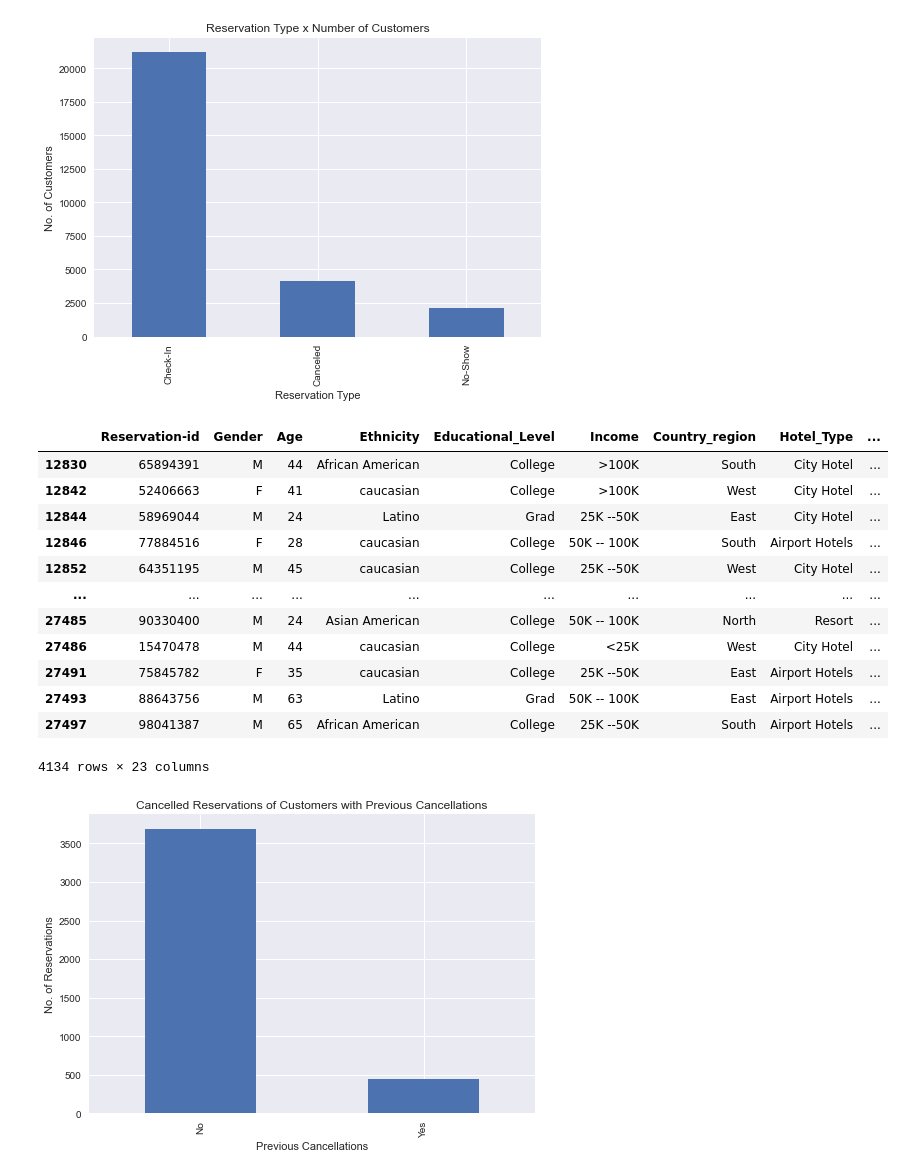
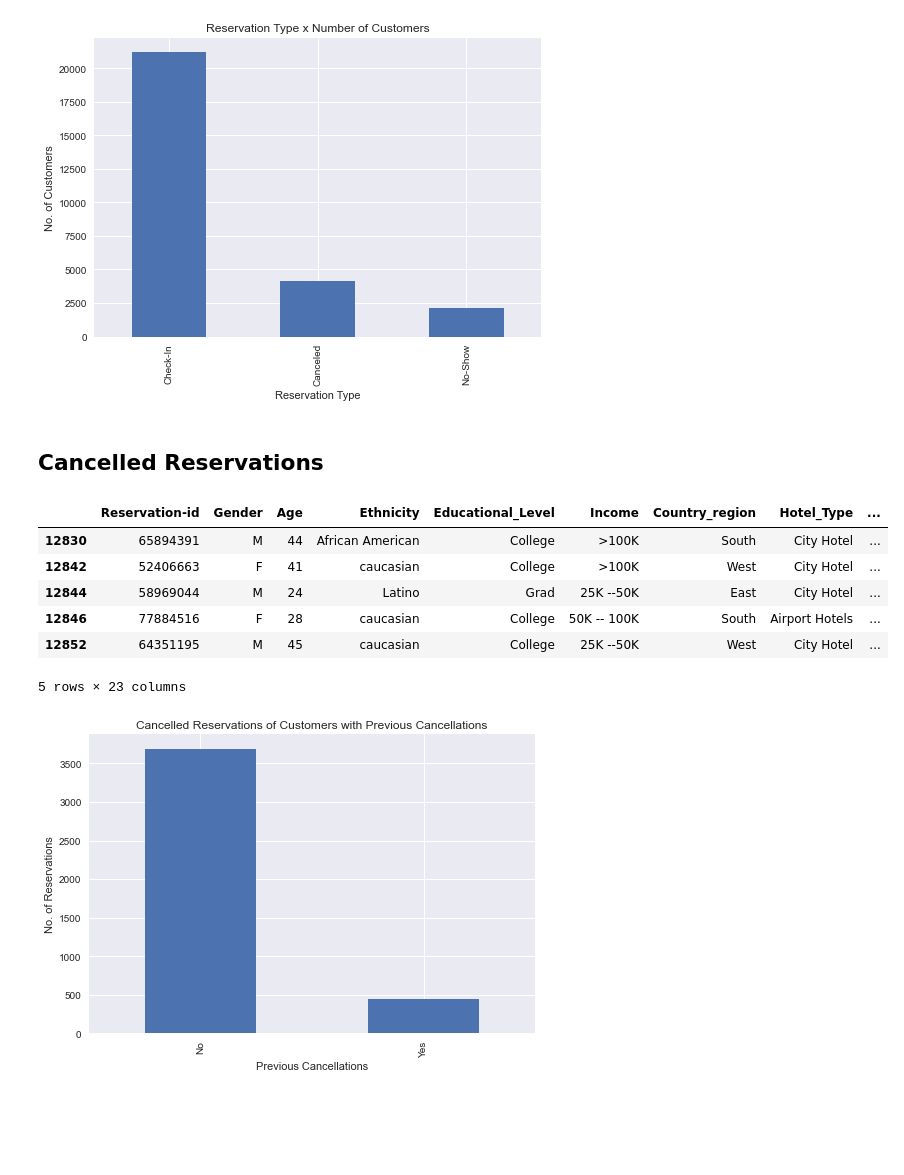
Before and after one commit to Vaseekaran-V/SC-DataStorm-2, a Jupyter notebook: Day_2/Visualization_N.ipynb, the cells around one changed output. Cells and saved outputs as stored; diff of their text form; code cells hidden in the pictures; blank space fills up the shorter version.

```diff
--- a/Day_2/Visualization_N.ipynb
+++ b/Day_2/Visualization_N.ipynb
@@ -20,23 +21,19 @@ fig, ax = plt.subplots()
 ax = train_data.Reservation_Status.value_counts().plot(title="Reservation Type x Number of Customers",kind="bar", ylabel="No. of Customers", xlabel="Reservation Type")
 # %% [output]
 [figure]
+# %% [markdown]
+## Cancelled Reservations
 # %%
 cancelled_cust = train_data[train_data.Reservation_Status=="Canceled"]
-cancelled_cust
+cancelled_cust.head()
 # %% [output]
 |  | Reservation-id | Gender | Age | Ethnicity | Educational_Level | Income | Country_region | Hotel_Type | ... |
 | 12830 | 65894391 | M | 44 | African American | College | >100K | South | City Hotel | ... |
 | 12842 | 52406663 | F | 41 | caucasian | College | >100K | West | City Hotel | ... |
 | 12844 | 58969044 | M | 24 | Latino | Grad | 25K --50K | East | City Hotel | ... |
 | 12846 | 77884516 | F | 28 | caucasian | College | 50K -- 100K | South | Airport Hotels | ... |
 | 12852 | 64351195 | M | 45 | caucasian | College | 25K --50K | West | City Hotel | ... |
-| ... | ... | ... | ... | ... | ... | ... | ... | ... | ... |
-| 27485 | 90330400 | M | 24 | Asian American | College | 50K -- 100K | North | Resort | ... |
-| 27486 | 15470478 | M | 44 | caucasian | College | <25K | West | City Hotel | ... |
-| 27491 | 75845782 | F | 35 | caucasian | College | 25K --50K | East | Airport Hotels | ... |
-| 27493 | 88643756 | M | 63 | Latino | Grad | 50K -- 100K | East | Airport Hotels | ... |
-| 27497 | 98041387 | M | 65 | African American | College | 25K --50K | South | Airport Hotels | ... |
-4134 rows × 23 columns
+5 rows × 23 columns
 # %%
 fig, ax = plt.subplots()
 ax = cancelled_cust.Previous_Cancellations.value_counts().plot(kind='bar',
```
Also changed, not shown: parts of 19 cells of this notebook.
